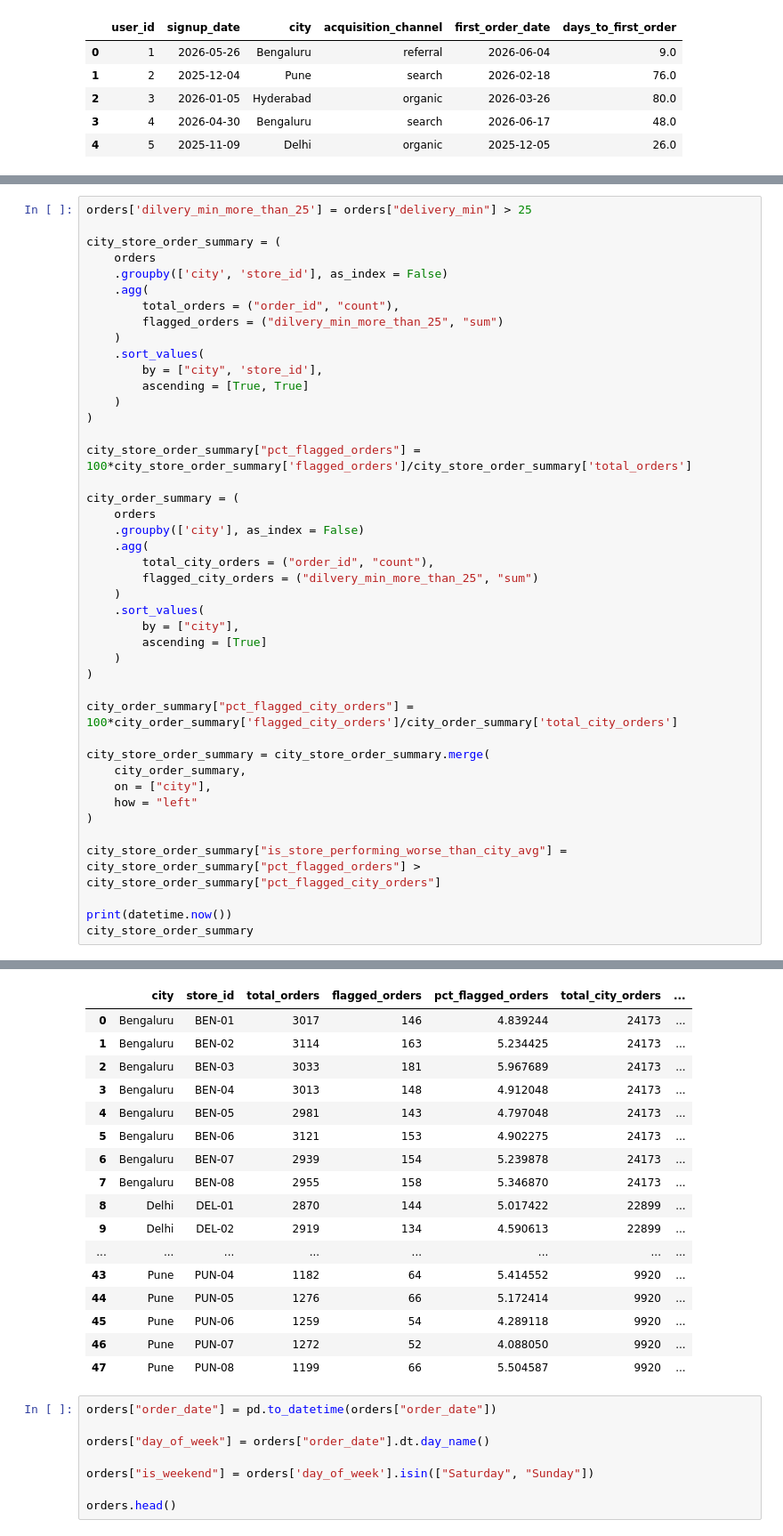
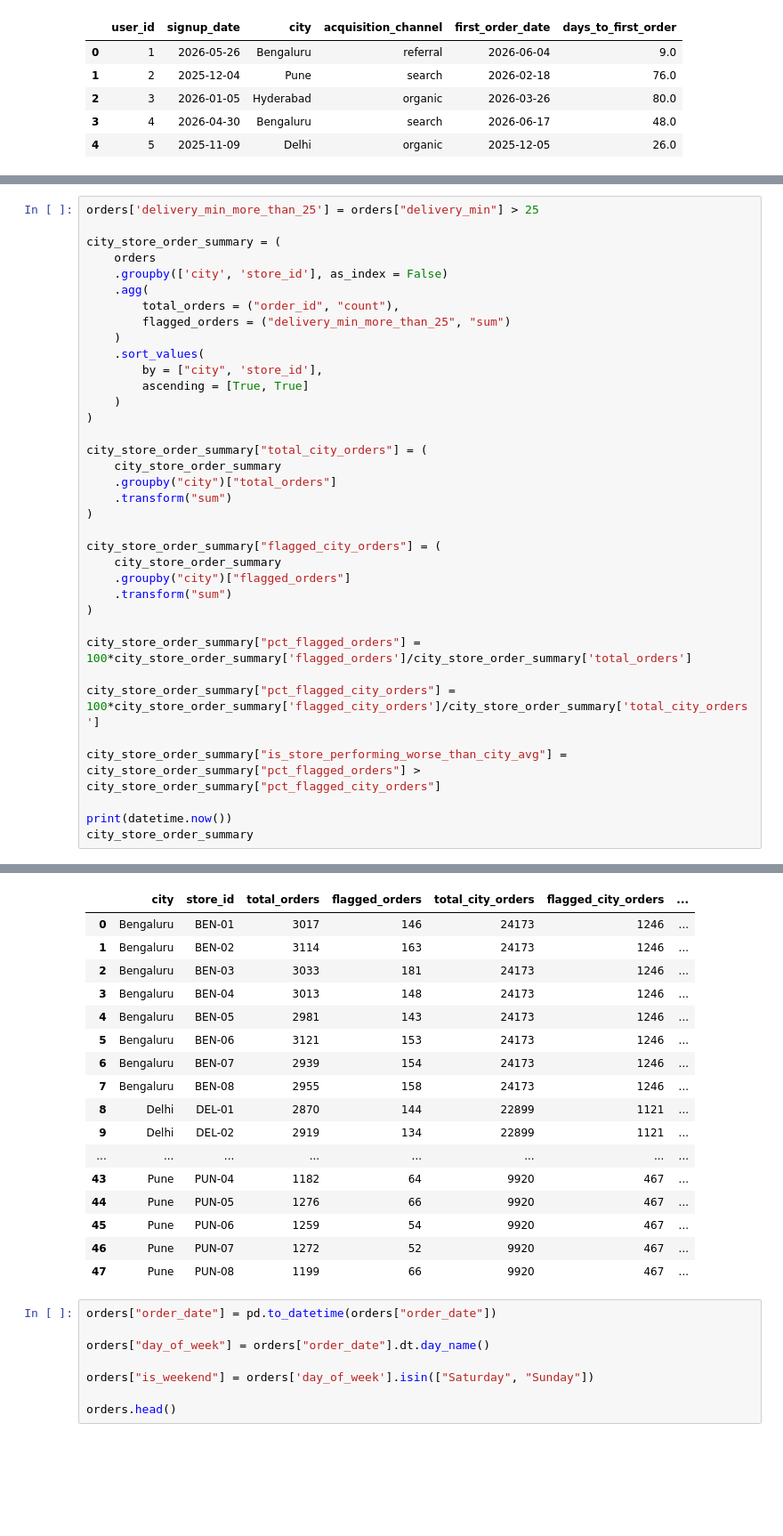
Before and after one commit to souravjain122/ds-prep, a Jupyter notebook: notebooks/02_pandas_drills.ipynb, the cells around one changed output, grey strips where cells are left out. Shown at 89% size. Drawn from its saved outputs; the diff is of its cells as text; blank space fills up the shorter version.

Commit message:
using transform instead of creating new dataframe and then merging it back

```diff
--- a/notebooks/02_pandas_drills.ipynb
+++ b/notebooks/02_pandas_drills.ipynb
@@ -350,14 +350,14 @@ median_by_channel
 | 2 | referral | 2962 | 2543 | 50.0 | 46.194369 |
 | 3 | search | 3011 | 2585 | 46.0 | 46.193710 |
 # %%
-orders['dilvery_min_more_than_25'] = orders["delivery_min"] > 25
+orders['delivery_min_more_than_25'] = orders["delivery_min"] > 25
 
 city_store_order_summary = (
     orders
     .groupby(['city', 'store_id'], as_index = False)
     .agg(
         total_orders = ("order_id", "count"),
-        flagged_orders = ("dilvery_min_more_than_25", "sum")
+        flagged_orders = ("delivery_min_more_than_25", "sum")
     )
     .sort_values(
         by = ["city", 'store_id'],
@@ -365,28 +365,21 @@ city_store_order_summary = (
     )
 )
 
+city_store_order_summary["total_city_orders"] = (
+    city_store_order_summary
+    .groupby("city")["total_orders"]
+    .transform("sum")
+)
+
+city_store_order_summary["flagged_city_orders"] = (
+    city_store_order_summary
+    .groupby("city")["flagged_orders"]
+    .transform("sum")
+)
+
 city_store_order_summary["pct_flagged_orders"] = 100*city_store_order_summary['flagged_orders']/city_store_order_summary['total_orders']
 
-city_order_summary = (
-    orders
-    .groupby(['city'], as_index = False)
-    .agg(
-        total_city_orders = ("order_id", "count"),
-        flagged_city_orders = ("dilvery_min_more_than_25", "sum")
-    )
-    .sort_values(
-        by = ["city"],
-        ascending = [True]
-    )
-)
-
-city_order_summary["pct_flagged_city_orders"] = 100*city_order_summary['flagged_city_orders']/city_order_summary['total_city_orders']
-
-city_store_order_summary = city_store_order_summary.merge(
-    city_order_summary,
-    on = ["city"],
-    how = "left"
-)
+city_store_order_summary["pct_flagged_city_orders"] = 100*city_store_order_summary['flagged_city_orders']/city_store_order_summary['total_city_orders']
 
 city_store_order_summary["is_store_performing_worse_than_city_avg"] = city_store_order_summary["pct_flagged_orders"] > city_store_order_summary["pct_flagged_city_orders"]
 
@@ -397,20 +390,20 @@ city_store_order_summary
-|  | city | store_id | total_orders | flagged_orders | pct_flagged_orders | total_city_orders | ... |
-| 0 | Bengaluru | BEN-01 | 3017 | 146 | 4.839244 | 24173 | ... |
-| 1 | Bengaluru | BEN-02 | 3114 | 163 | 5.234425 | 24173 | ... |
-| 2 | Bengaluru | BEN-03 | 3033 | 181 | 5.967689 | 24173 | ... |
-| 3 | Bengaluru | BEN-04 | 3013 | 148 | 4.912048 | 24173 | ... |
-| 4 | Bengaluru | BEN-05 | 2981 | 143 | 4.797048 | 24173 | ... |
-| 5 | Bengaluru | BEN-06 | 3121 | 153 | 4.902275 | 24173 | ... |
-| 6 | Bengaluru | BEN-07 | 2939 | 154 | 5.239878 | 24173 | ... |
-| 7 | Bengaluru | BEN-08 | 2955 | 158 | 5.346870 | 24173 | ... |
-| 8 | Delhi | DEL-01 | 2870 | 144 | 5.017422 | 22899 | ... |
-| 9 | Delhi | DEL-02 | 2919 | 134 | 4.590613 | 22899 | ... |
+|  | city | store_id | total_orders | flagged_orders | total_city_orders | flagged_city_orders | ... |
+| 0 | Bengaluru | BEN-01 | 3017 | 146 | 24173 | 1246 | ... |
+| 1 | Bengaluru | BEN-02 | 3114 | 163 | 24173 | 1246 | ... |
+| 2 | Bengaluru | BEN-03 | 3033 | 181 | 24173 | 1246 | ... |
+| 3 | Bengaluru | BEN-04 | 3013 | 148 | 24173 | 1246 | ... |
+| 4 | Bengaluru | BEN-05 | 2981 | 143 | 24173 | 1246 | ... |
+| 5 | Bengaluru | BEN-06 | 3121 | 153 | 24173 | 1246 | ... |
+| 6 | Bengaluru | BEN-07 | 2939 | 154 | 24173 | 1246 | ... |
+| 7 | Bengaluru | BEN-08 | 2955 | 158 | 24173 | 1246 | ... |
+| 8 | Delhi | DEL-01 | 2870 | 144 | 22899 | 1121 | ... |
+| 9 | Delhi | DEL-02 | 2919 | 134 | 22899 | 1121 | ... |
 | ... | ... | ... | ... | ... | ... | ... | ... |
-| 43 | Pune | PUN-04 | 1182 | 64 | 5.414552 | 9920 | ... |
-| 44 | Pune | PUN-05 | 1276 | 66 | 5.172414 | 9920 | ... |
-| 45 | Pune | PUN-06 | 1259 | 54 | 4.289118 | 9920 | ... |
-| 46 | Pune | PUN-07 | 1272 | 52 | 4.088050 | 9920 | ... |
-| 47 | Pune | PUN-08 | 1199 | 66 | 5.504587 | 9920 | ... |
+| 43 | Pune | PUN-04 | 1182 | 64 | 9920 | 467 | ... |
+| 44 | Pune | PUN-05 | 1276 | 66 | 9920 | 467 | ... |
+| 45 | Pune | PUN-06 | 1259 | 54 | 9920 | 467 | ... |
+| 46 | Pune | PUN-07 | 1272 | 52 | 9920 | 467 | ... |
+| 47 | Pune | PUN-08 | 1199 | 66 | 9920 | 467 | ... |
 # %%
 orders["order_date"] = pd.to_datetime(orders["order_date"])
 
```
Also changed, not shown: parts of 17 cells of this notebook.
